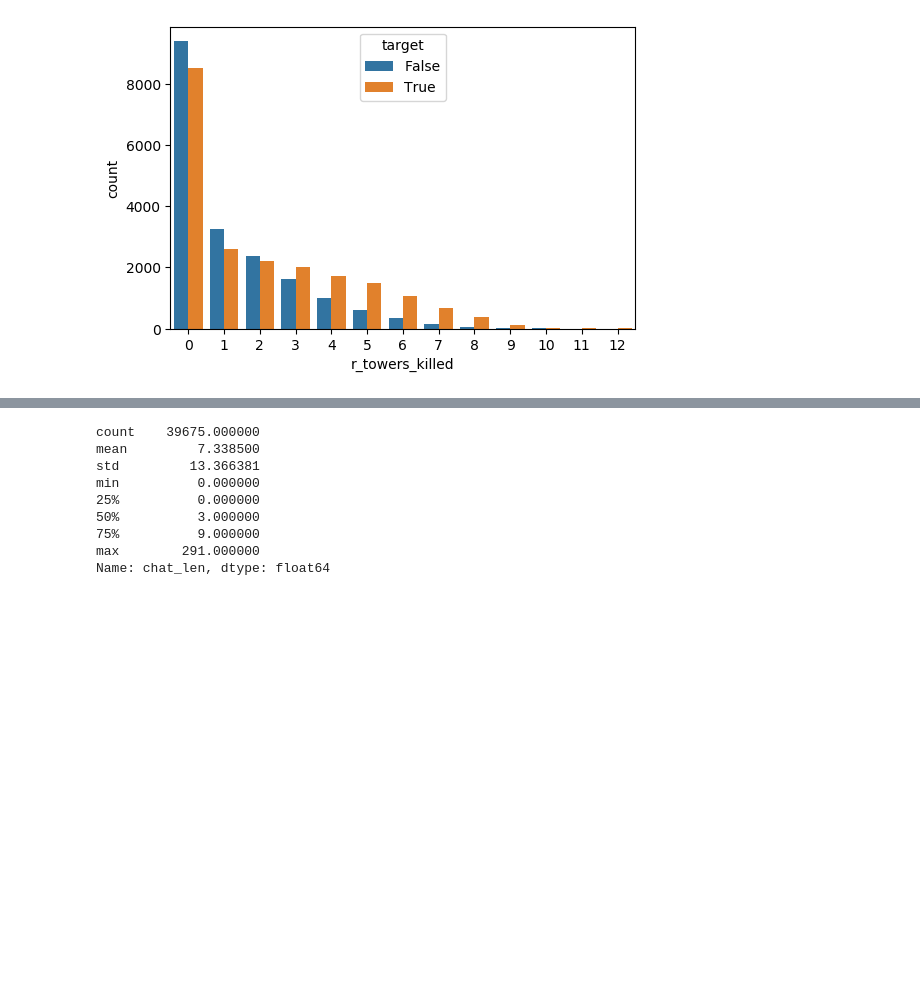
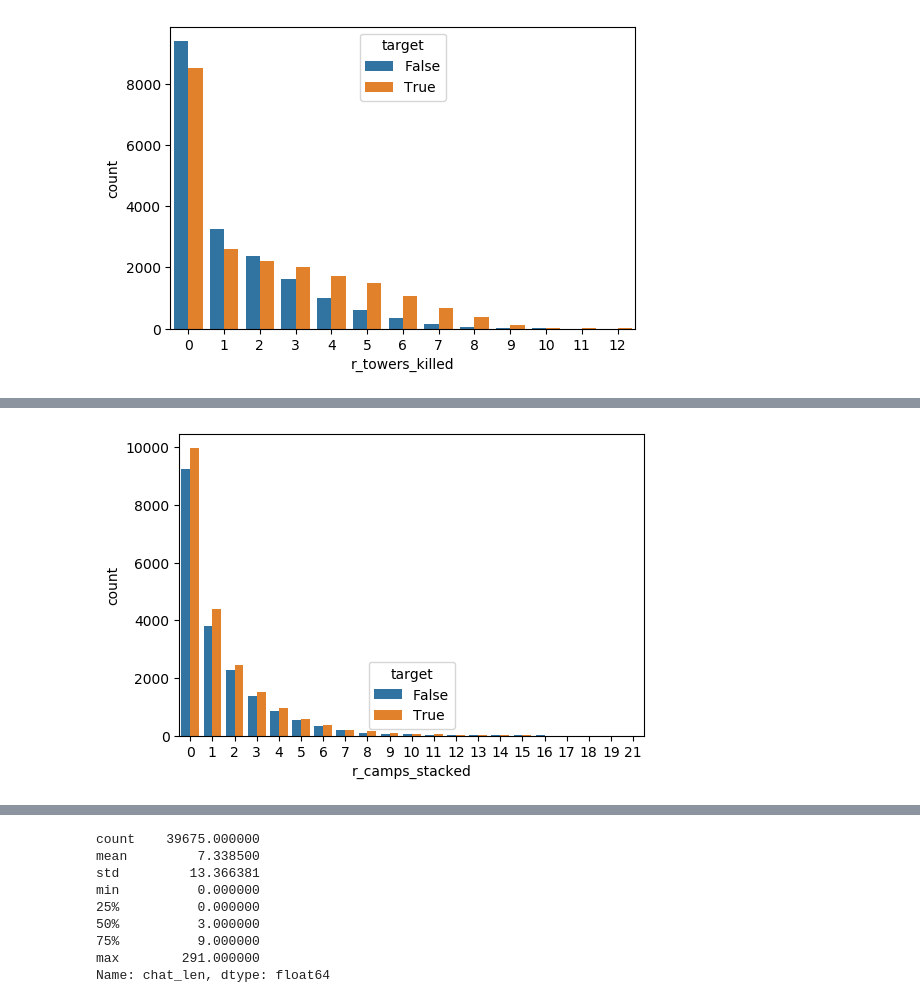
Before and after one commit to tankonst/game_winner_binary_classifier, a Jupyter notebook: EDA_mb.ipynb, the cells around one changed output, grey strips where cells are left out. Drawn from its saved outputs; the diff is of its cells as text; code cells hidden in the pictures; blank space fills up the shorter version.

Commit message:
Add files via upload
add new features: for each feature divided by r1, r2, ... r5 (or d1, ..), take sum over range(1,6) across rows.

```diff
--- a/EDA_mb.ipynb
+++ b/EDA_mb.ipynb
@@ -193,0 +207,11 @@ sns.countplot(x="r_towers_killed", hue="target", data=new_features);
+# %%
+d_camps_stacked = ['d{}_camps_stacked'.format(i) for i in range(1,6)]
+r_camps_stacked = ['r{}_camps_stacked'.format(i) for i in range(1,6)]
+new_features['d_camps_stacked'] = train_X.loc[:,d_camps_stacked].sum(axis=1)
+new_features['r_camps_stacked'] = train_X.loc[:,r_camps_stacked].sum(axis=1)
+#print(new_features['d_camps_stacked'].value_counts())
+#print(new_features['d_camps_stacked'].value_counts())
+# %%
+sns.countplot(x="r_camps_stacked", hue="target", data=new_features);
+# %% [output]
+[figure, added]
```
Also changed, not shown: parts of 8 cells of this notebook.
